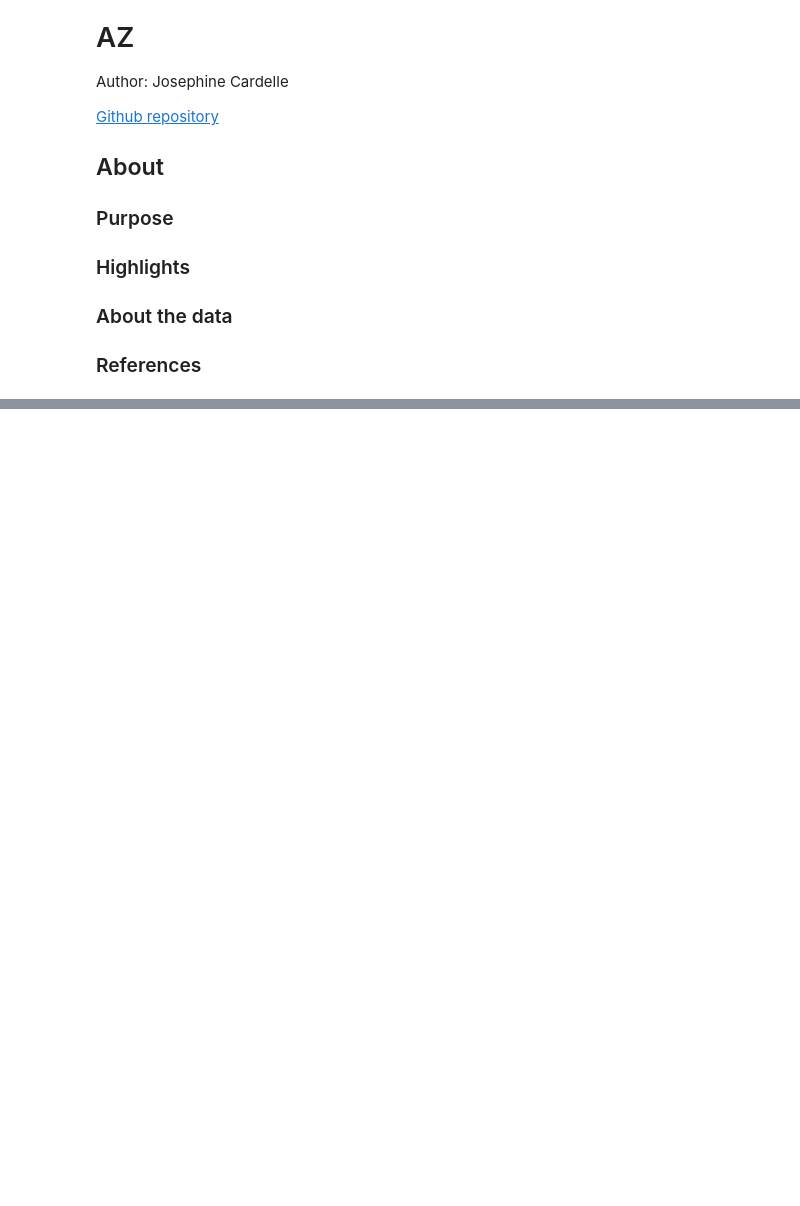
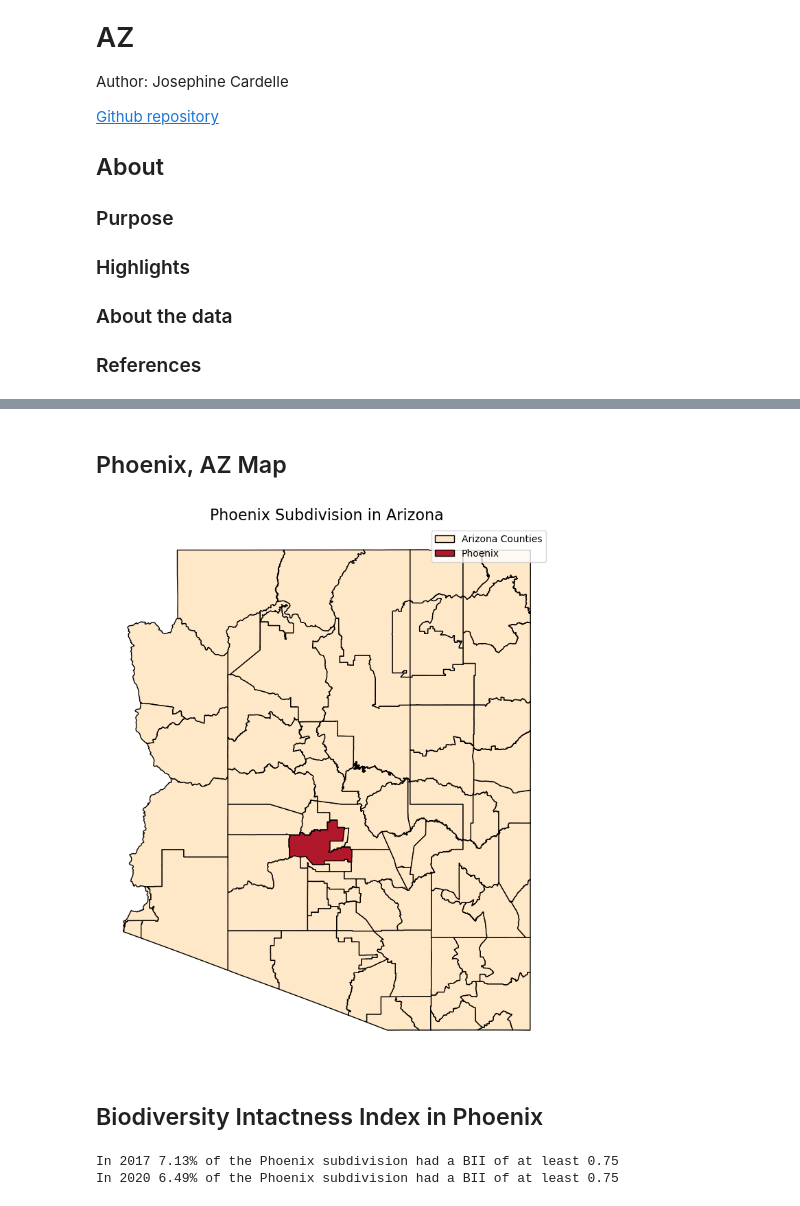
Before and after one commit to jocardelle/biodiversity-intactness-index, a Jupyter notebook: biodiversity-intactness-index.ipynb, the cells around one changed output, grey strips where cells are left out. Saved outputs shown, nothing was run; the diff lists cells and outputs as text; code cells hidden in the pictures; blank space fills up the shorter version.

```diff
--- a/biodiversity-intactness-index.ipynb
+++ b/biodiversity-intactness-index.ipynb
@@ -32,3 +35,7 @@ catalog = Client.open(
     "https://planetarycomputer.microsoft.com/api/stac/v1",
     modifier=planetary_computer.sign_inplace,
 )
+# %%
+# Import arizona data
+fp = os.path.join('data','tl_2024_04_cousub','tl_2024_04_cousub.shp')
+az = gpd.read_file(fp)
@@ -34,0 +134,3 @@ catalog = Client.open(
+# %%
+phx = az[az['NAME'] == "Phoenix"]
+phx.head()
@@ -34,0 +140,22 @@ catalog = Client.open(
+# %% [markdown]
+## Phoenix, AZ Map
+# %%
+fig, ax = plt.subplots(figsize = (10, 10))
+ax.axis('off')
+
+az.plot(ax = ax, facecolor = "#ffe8c8", edgecolor = "Black", label = "Arizona Counties")
+
+phx.plot(ax = ax, facecolor = "#b2182b", edgecolor = "Black", label = "Phoenix")
+
+plt.title('Phoenix Subdivision in Arizona', fontsize = 16)
+
+legend = [Patch(facecolor = '#ffe8c8', edgecolor = 'black', label = 'Arizona Counties'), Patch(facecolor = '#b2182b', edgecolor = 'black', label = 'Phoenix')]
+
+ax.legend(handles=legend)
+
+plt.savefig('images/phoenix_arizona_map.png')
+plt.show()
+# %% [output]
+[figure, added]
+# %% [markdown]
+## Biodiversity Intactness Index in Phoenix
@@ -34,0 +181,10 @@ catalog = Client.open(
+# %%
+# Calculate percentages
+bii_pct17 = (bii_pix_17 / total_pix_17) * 100
+bii_pct20 = (bii_pix_20 / total_pix_20) * 100
+
+print(f"In 2017 {round(bii_pct17, 2)}% of the Phoenix subdivision had a BII of at least 0.75" )
+print(f"In 2020 {round(bii_pct20, 2)}% of the Phoenix subdivision had a BII of at least 0.75" )
+# %% [output]
+In 2017 7.13% of the Phoenix subdivision had a BII of at least 0.75
+In 2020 6.49% of the Phoenix subdivision had a BII of at least 0.75
```
Also changed, not shown: parts of 21 cells of this notebook, 1 other file.
